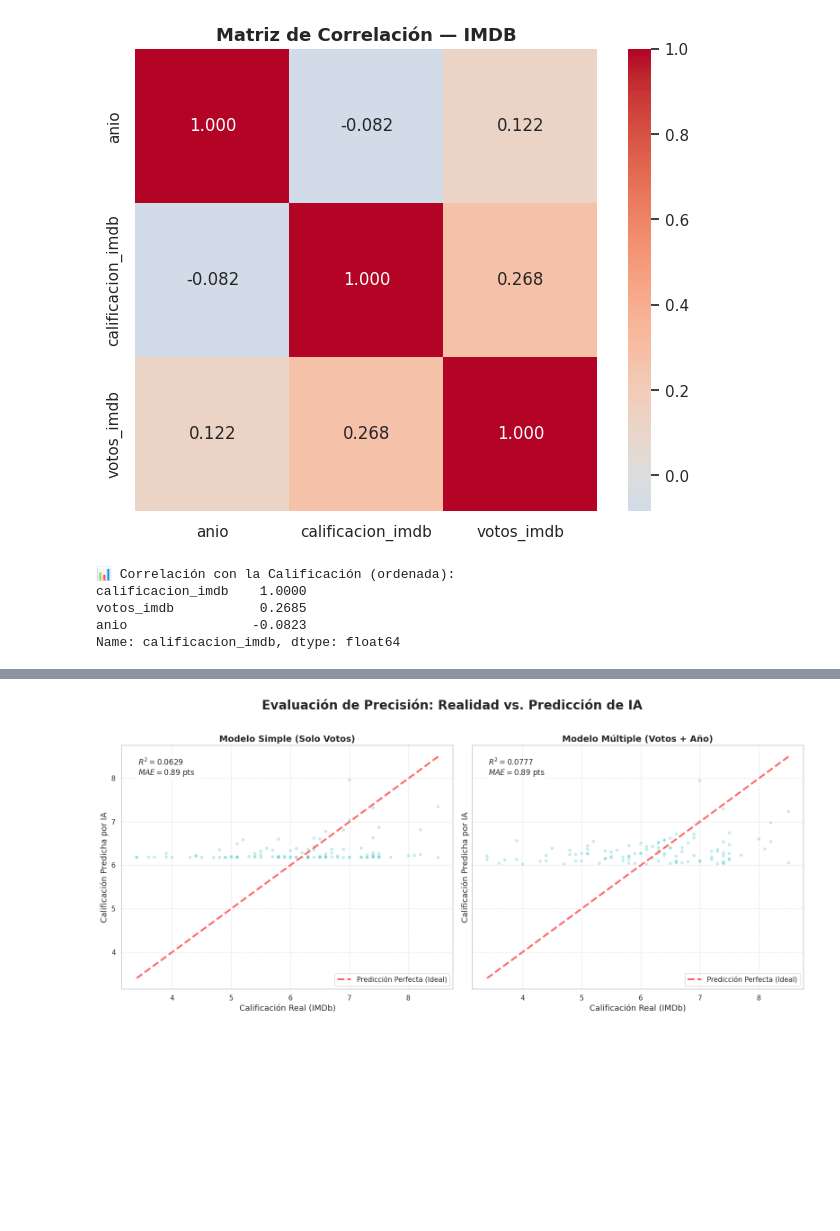
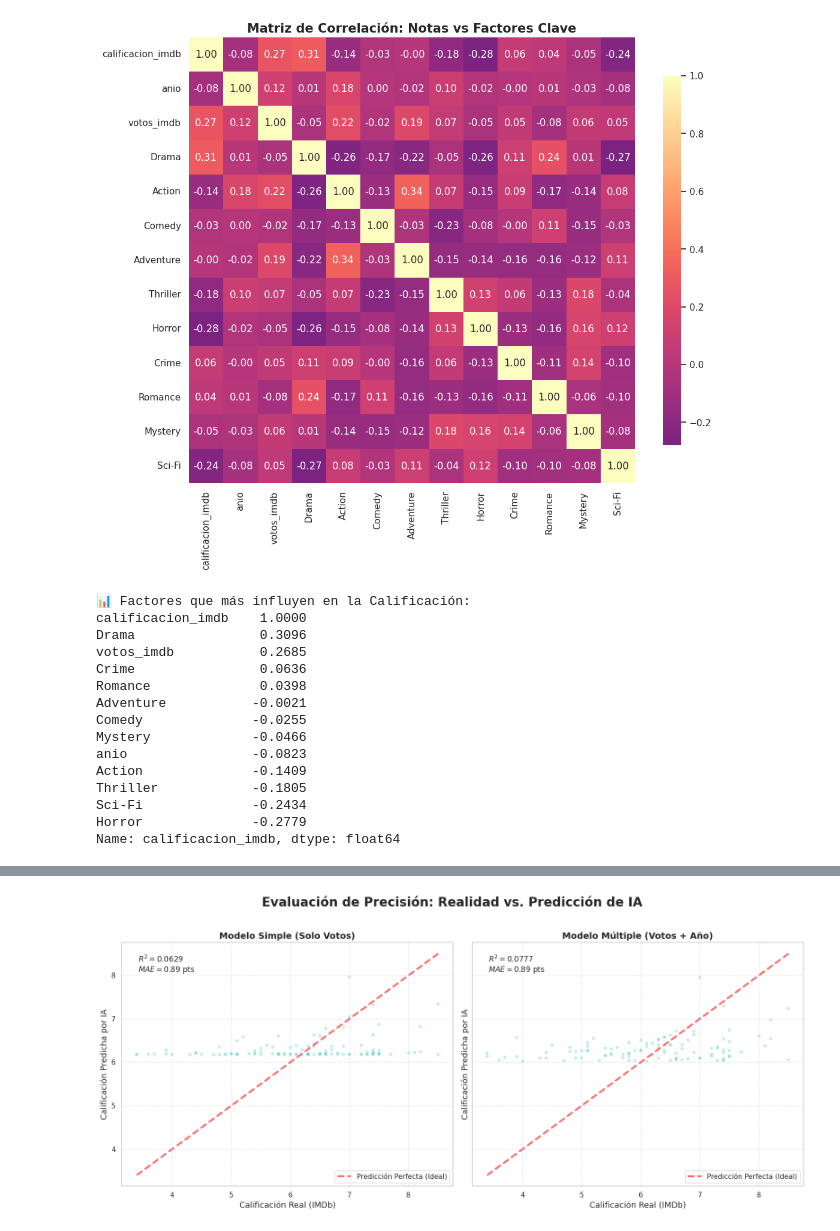
Before and after one commit to SantiagoPlazas2005/Grupo6_Plazas_Ordo-ez, a Jupyter notebook: analisis_peliculas_regresion.ipynb.ipynb, the cells around one changed output, grey strips where cells are left out. Saved outputs shown, nothing was run; the diff lists cells and outputs as text; code cells hidden in the pictures; blank space fills up the shorter version.

```diff
--- a/analisis_peliculas_regresion.ipynb.ipynb
+++ b/analisis_peliculas_regresion.ipynb.ipynb
@@ -32,0 +85,14 @@ print(f"✅ Dataset cargado. Tenemos {len(df)} películas listas para la IA.")
+# %%
+# 1. Limpieza de la columna original
+df['genero'] = df['genero'].fillna('Unknown').astype(str)
+
+# 2. Crear las columnas de 0 y 1 (One-Hot Encoding)
+# Usamos .str.get_dummies para separar por la coma y el espacio
+df_generos = df['genero'].str.get_dummies(sep=', ')
+
+# 3. CONCATENAR al dataframe original
+# Eliminamos columnas de géneros antiguas si existen para evitar duplicados
+df = df.drop(columns=[c for c in df_generos.columns if c in df.columns], errors='ignore')
+df = pd.concat([df, df_generos], axis=1)
+
+print(f"✅ Géneros procesados. Columnas nuevas: {list(df_generos.columns[:5])}...")
@@ -104,19 +223,35 @@ plt.show()
 # %%
-# ── CELDA 7: Matriz de correlación ───────────────────────────
-corr = df[vars_num].corr()
+# ── CELDA 7: Matriz de Correlación Expandida (IA Ready) ───────────────────────────
 
-plt.figure(figsize=(8, 6))
-sns.heatmap(corr, annot=True, fmt='.3f', cmap='coolwarm', center=0, square=True)
-plt.title('Matriz de Correlación — IMDB', fontsize=13, fontweight='bold')
+# Seleccionamos las variables numéricas y los géneros que creamos antes
+# Para que la matriz no sea gigante, tomamos el año, votos y los 10 géneros más comunes
+top_generos_cols = df_generos.sum().sort_values(ascending=False).head(10).index.tolist()
+columnas_corr = ['calificacion_imdb', 'anio', 'votos_imdb'] + top_generos_cols
+
+corr_expandida = df[columnas_corr].corr()
+
+plt.figure(figsize=(12, 10))
+sns.heatmap(corr_expandida, annot=True, fmt='.2f', cmap='magma', center=0, square=True, cbar_kws={"shrink": .8})
+plt.title('Matriz de Correlación: Notas vs Factores Clave', fontsize=15, fontweight='bold')
 plt.show()
 
-print("\n📊 Correlación con la Calificación (ordenada):")
-print(corr['calificacion_imdb'].sort_values(ascending=False).round(4))
+print("\n📊 Factores que más influyen en la Calificación:")
+print(corr_expandida['calificacion_imdb'].sort_values(ascending=False).round(4))
 # %% [output]
-[figure, old version]
+[figure, new version]
-📊 Correlación con la Calificación (ordenada):
+📊 Factores que más influyen en la Calificación:
 calificacion_imdb    1.0000
+Drama                0.3096
 votos_imdb           0.2685
+Crime                0.0636
+Romance              0.0398
+Adventure           -0.0021
+Comedy              -0.0255
+Mystery             -0.0466
 anio                -0.0823
+Action              -0.1409
+Thriller            -0.1805
+Sci-Fi              -0.2434
+Horror              -0.2779
 Name: calificacion_imdb, dtype: float64
 # %%
```
Also changed, not shown: parts of 33 cells of this notebook, 34 other files.
